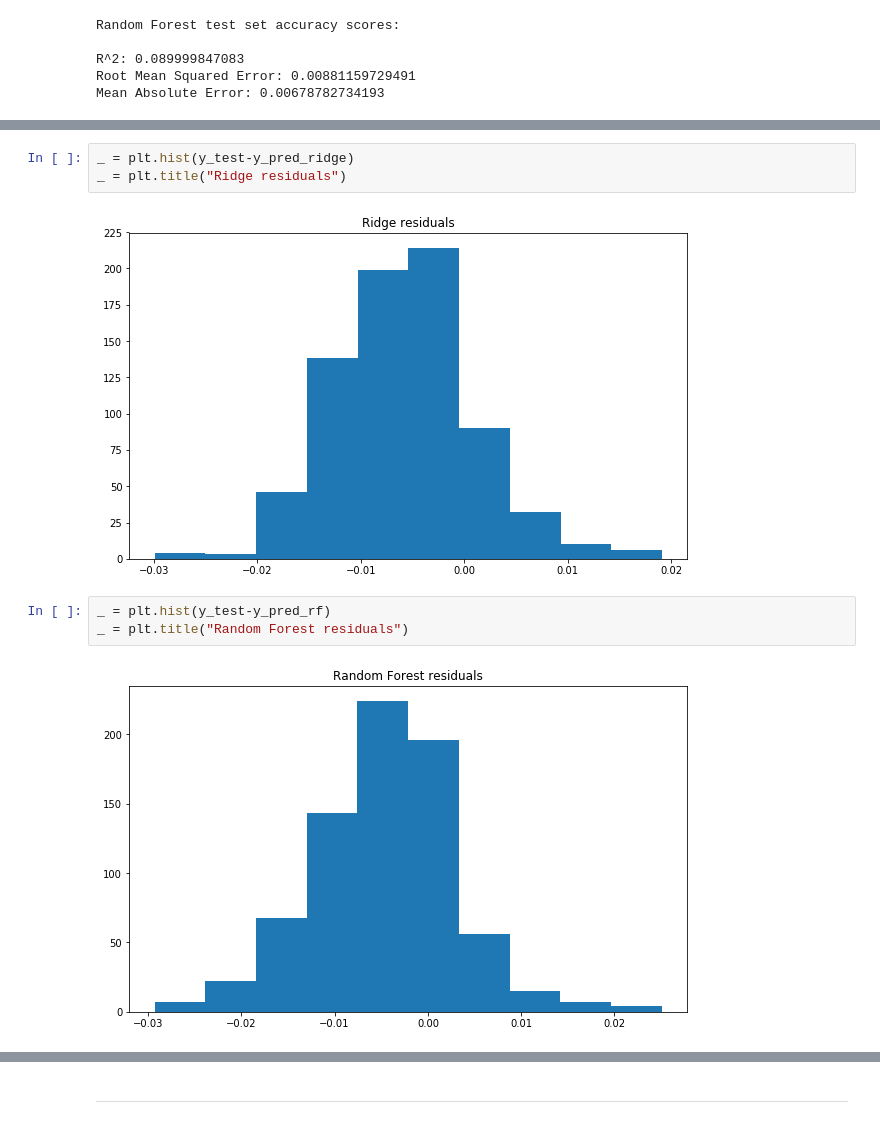
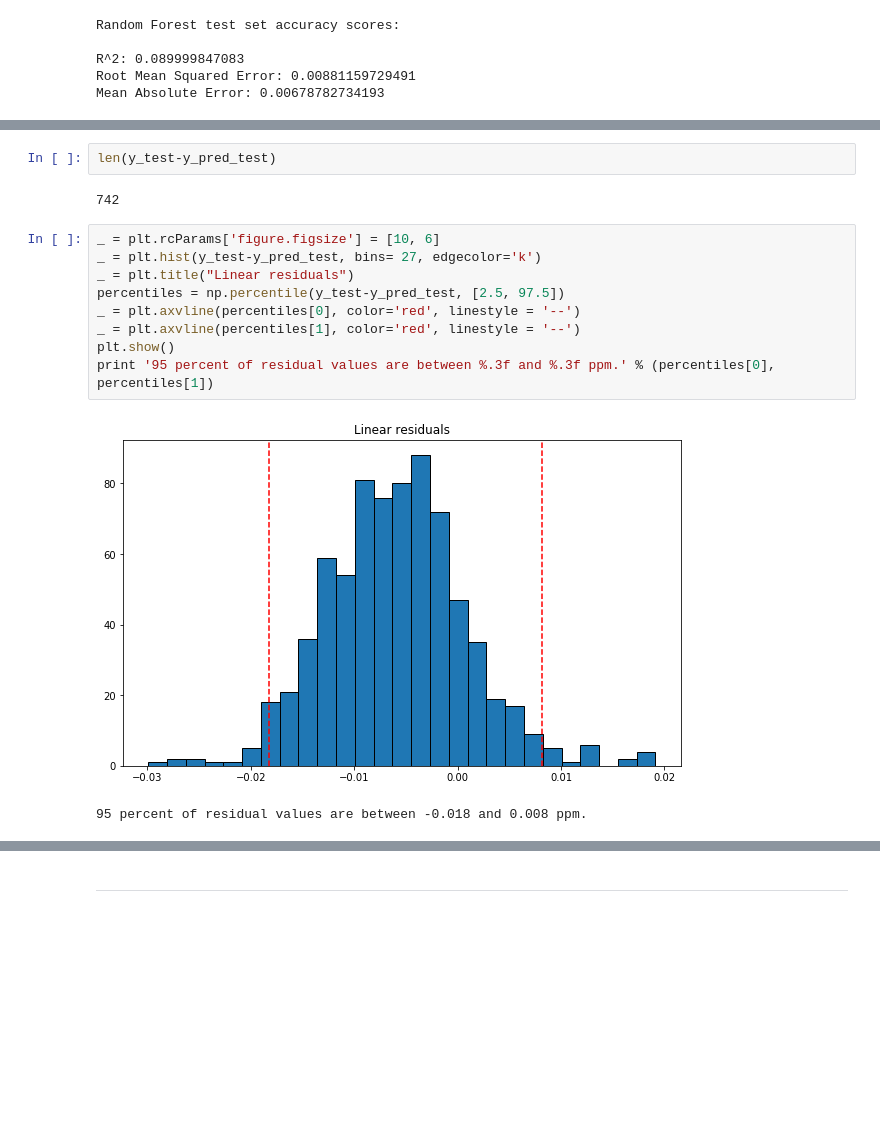
Before and after one commit to fsmahmood/Springboard-Python-Projects, a Jupyter notebook: Air Quality Capstone project/Code and Data/Capstone Machine Learning Analysis.ipynb, the cells around one changed output, grey strips where cells are left out. Drawn from its saved outputs; the diff is of its cells as text; blank space fills up the shorter version.

```diff
--- a/Air Quality Capstone project/Code and Data/Capstone Machine Learning Analysis.ipynb
+++ b/Air Quality Capstone project/Code and Data/Capstone Machine Learning Analysis.ipynb
@@ -292,10 +281,16 @@ _ = plt.title("Lasso residuals")
-# %%
-_ = plt.hist(y_test-y_pred_ridge)
-_ = plt.title("Ridge residuals")
-# %% [output]
-[figure, removed]
-# %%
-_ = plt.hist(y_test-y_pred_rf)
-_ = plt.title("Random Forest residuals")
-# %% [output]
-[figure, removed]
+# %%
+len(y_test-y_pred_test)
+# %% [output]
+742
+# %%
+_ = plt.rcParams['figure.figsize'] = [10, 6]
+_ = plt.hist(y_test-y_pred_test, bins= 27, edgecolor='k')
+_ = plt.title("Linear residuals")
+percentiles = np.percentile(y_test-y_pred_test, [2.5, 97.5])
+_ = plt.axvline(percentiles[0], color='red', linestyle = '--')
+_ = plt.axvline(percentiles[1], color='red', linestyle = '--')
+plt.show()
+print '95 percent of residual values are between %.3f and %.3f ppm.' % (percentiles[0], percentiles[1])
+# %% [output]
+[figure, added]
+95 percent of residual values are between -0.018 and 0.008 ppm.
```
Also changed, not shown: parts of 17 cells of this notebook.
